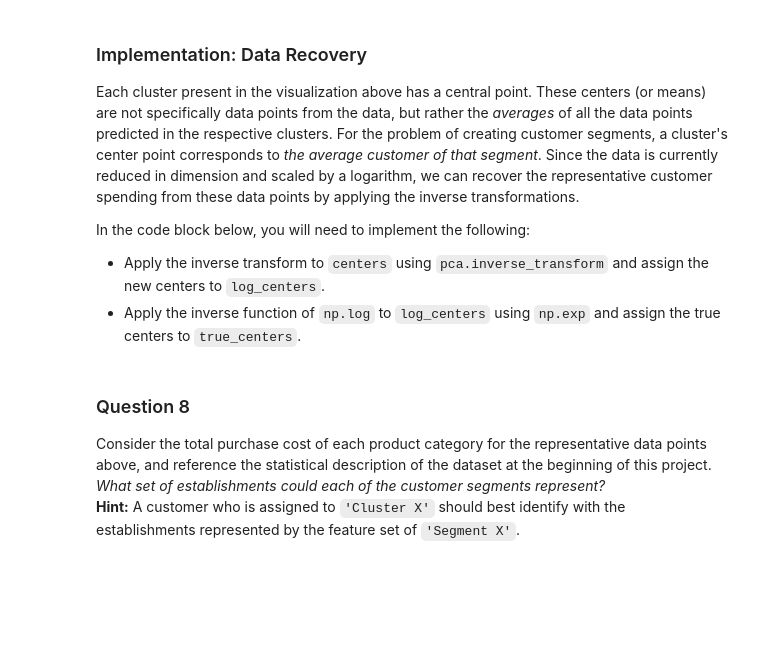
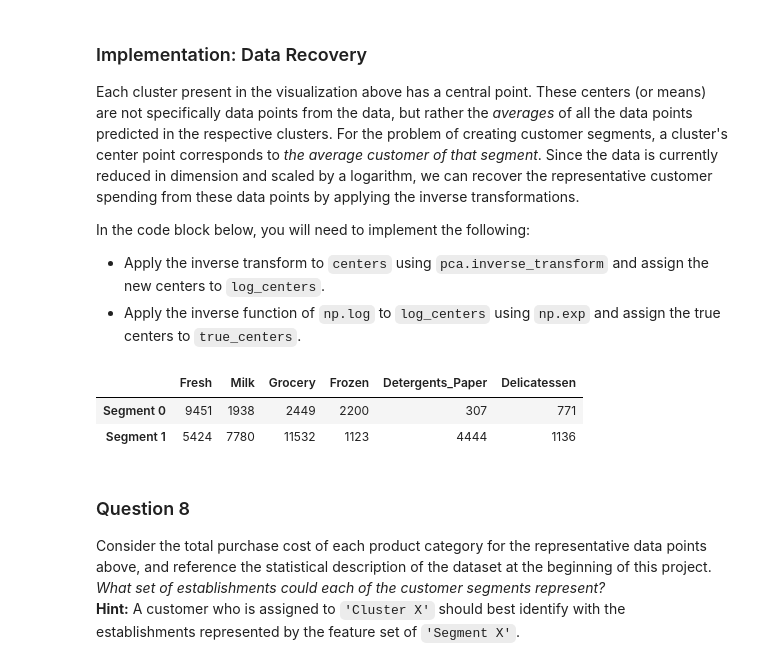
Before and after one commit to luisecastro/customer_segments_unsupervised_learning, a Jupyter notebook: customer_segments.ipynb, the cells around one changed output. Saved outputs shown, nothing was run; the diff lists cells and outputs as text; code cells hidden in the pictures; blank space fills up the shorter version.

```diff
--- a/customer_segments.ipynb
+++ b/customer_segments.ipynb
@@ -378,13 +391,14 @@ In the code block below, you will need to implement the following:
  - Apply a PCA transformation of the sample log-data `log_samples` using `pca.transform`, and assign the results to `pca_samples`.
 # %%
 # TODO: Apply PCA by fitting the good data with only two dimensions
-pca = None
+pca = PCA(n_components=2)
+pca.fit(good_data)
 
 # TODO: Transform the good data using the PCA fit above
-reduced_data = None
+reduced_data = pca.transform(good_data)
 
 # TODO: Transform the sample log-data using the PCA fit above
-pca_samples = None
+pca_samples = pca.transform(log_samples)
 
 # Create a DataFrame for the reduced data
 reduced_data = pd.DataFrame(reduced_data, columns = ['Dimension 1', 'Dimension 2'])
@@ -416,16 +440,31 @@ In the code block below, you will need to implement the following:
    - Assign the silhouette score to `score` and print the result.
 # %%
 # TODO: Apply your clustering algorithm of choice to the reduced data
-clusterer = None
+from sklearn.cluster import KMeans
+from sklearn.mixture import GMM
+from sklearn.metrics import silhouette_score
 
 # TODO: Predict the cluster for each data point
-preds = None
+# TODO: Find the cluster centers
+# TODO: Predict the cluster for each transformed sample data point
+# TODO: Calculate the mean silhouette coefficient for the number of clusters chosen
 
-# TODO: Find the cluster centers
-centers = None
+num_clusters = [2,3,4,5,6,7,8]
+centers = []
 
-# TODO: Predict the cluster for each transformed sample data point
-sample_preds = None
+for n_clusters in num_clusters:
+    clusterer = KMeans(n_clusters=n_clusters,random_state=0)
+    cluster_labels = clusterer.fit_predict(reduced_data)
+    preds = clusterer.predict(reduced_data)
+    centers.append(clusterer.cluster_centers_)
+    sample_preds = clusterer.predict(pca_samples)
+    silhouette_avg = silhouette_score(reduced_data,preds)
+    print "{0:d} clusters, avg. silhoutte score: {1:2f}".format(n_clusters,silhouette_avg)
 
-# TODO: Calculate the mean silhouette coefficient for the number of clusters chosen
-score = None
+#Highest is 2 clusters
+clusterer = KMeans(n_clusters=2,random_state=0)
+cluster_labels = clusterer.fit_predict(reduced_data)
+preds = clusterer.predict(reduced_data)
+centers = clusterer.cluster_centers_
+sample_preds = clusterer.predict(pca_samples)
+silhouette_avg = silhouette_score(reduced_data,preds)
@@ -449,16 +498,20 @@ In the code block below, you will need to implement the following:
  - Apply the inverse function of `np.log` to `log_centers` using `np.exp` and assign the true centers to `true_centers`.
 # %%
 # TODO: Inverse transform the centers
-log_centers = None
+log_centers = pca.inverse_transform(centers)
 
 # TODO: Exponentiate the centers
-true_centers = None
+true_centers = np.exp(log_centers)
 
 # Display the true centers
 segments = ['Segment {}'.format(i) for i in range(0,len(centers))]
 true_centers = pd.DataFrame(np.round(true_centers), columns = data.keys())
 true_centers.index = segments
 display(true_centers)
+# %% [output]
+|  | Fresh | Milk | Grocery | Frozen | Detergents_Paper | Delicatessen |
+| Segment 0 | 9451 | 1938 | 2449 | 2200 | 307 | 771 |
+| Segment 1 | 5424 | 7780 | 11532 | 1123 | 4444 | 1136 |
 # %% [markdown]
 ### Question 8
 Consider the total purchase cost of each product category for the representative data points above, and reference the statistical description of the dataset at the beginning of this project. *What set of establishments could each of the customer segments represent?*
```
Also changed, not shown: parts of 14 cells of this notebook.
